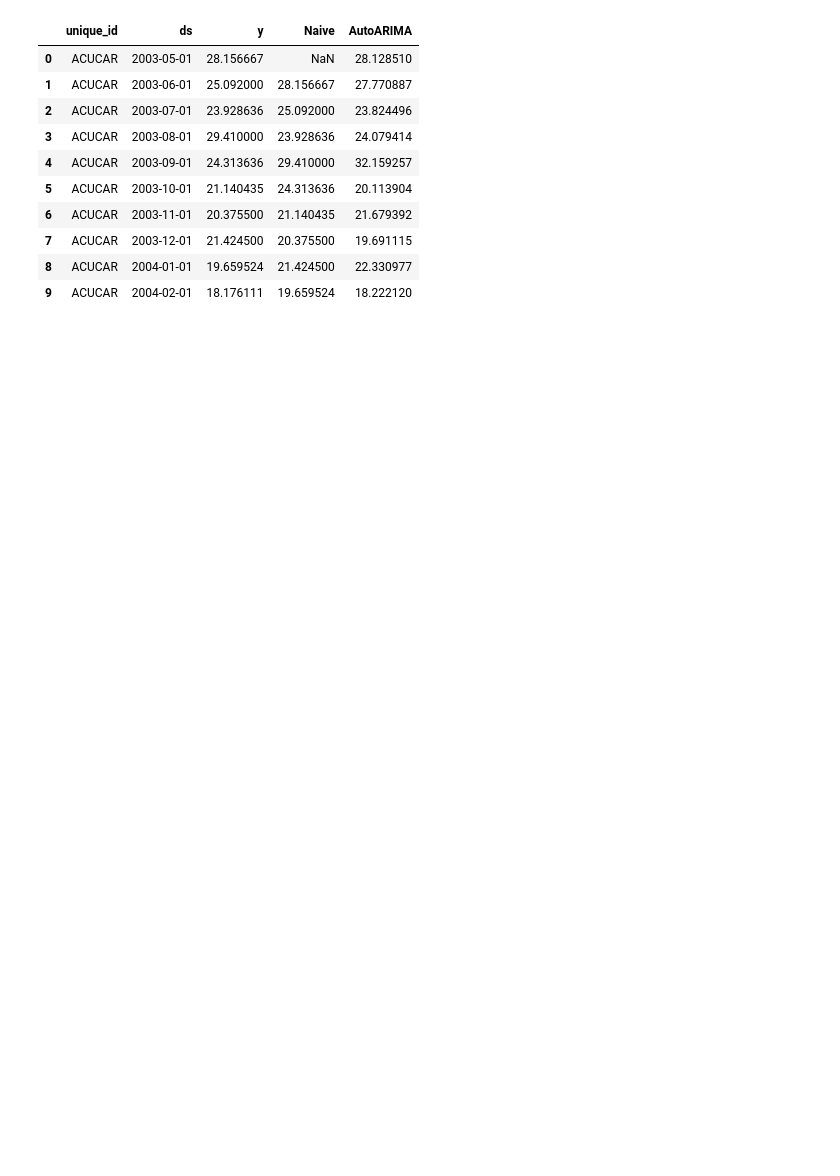
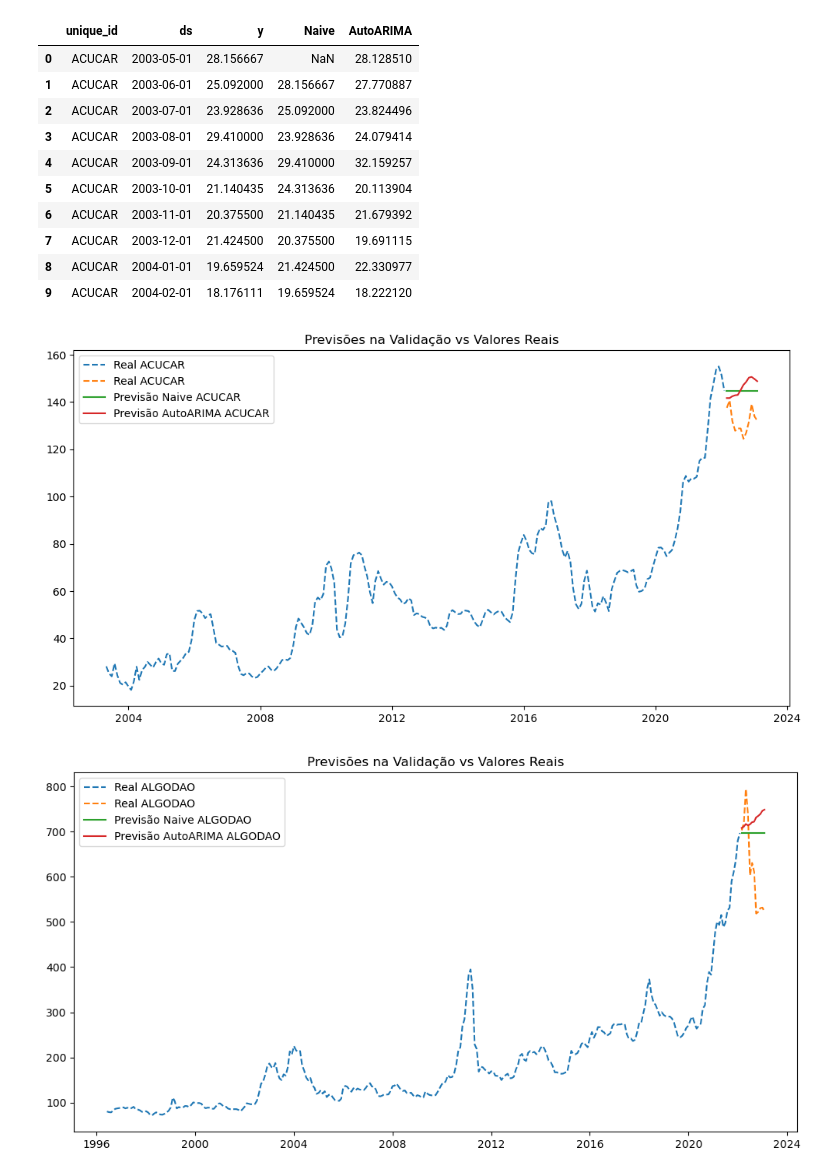
Before and after one commit to MateusVasc/sistemas-multiplos-preditores-commodities, a Jupyter notebook: notebooks/arima_naive_comms_prediction.ipynb, the cells around one changed output. Cells and saved outputs as stored; diff of their text form; code cells hidden in the pictures; blank space fills up the shorter version.

```diff
--- a/notebooks/arima_naive_comms_prediction.ipynb
+++ b/notebooks/arima_naive_comms_prediction.ipynb
@@ -71,3 +72,31 @@ insample_forecasts.head(10)
 | 7 | ACUCAR | 2003-12-01 | 21.424500 | 20.375500 | 19.691115 |
 | 8 | ACUCAR | 2004-01-01 | 19.659524 | 21.424500 | 22.330977 |
 | 9 | ACUCAR | 2004-02-01 | 18.176111 | 19.659524 | 18.222120 |
+# %%
+import matplotlib.pyplot as plt
+
+for unique_id in X_val_df_brl['unique_id'].unique():
+    plt.figure(figsize=(12, 6))
+    plt.plot(X_train_df_brl[X_train_df_brl['unique_id'] == unique_id]['ds'],
+             X_train_df_brl[X_train_df_brl['unique_id'] == unique_id]['y'],
+             label=f'Real {unique_id}', linestyle='--')
+
+    plt.plot(X_val_df_brl[X_val_df_brl['unique_id'] == unique_id]['ds'],
+             X_val_df_brl[X_val_df_brl['unique_id'] == unique_id]['y'],
+             label=f'Real {unique_id}', linestyle='--')
+
+
+    plt.plot(forecasts_val[forecasts_val['unique_id'] == unique_id]['ds'],
+             forecasts_val[forecasts_val['unique_id'] == unique_id]['Naive'],
+             label=f'Previsão Naive {unique_id}')
+
+    plt.plot(forecasts_val[forecasts_val['unique_id'] == unique_id]['ds'],
+             forecasts_val[forecasts_val['unique_id'] == unique_id]['AutoARIMA'],
+             label=f'Previsão AutoARIMA {unique_id}')
+
+    plt.legend()
+    plt.title('Previsões na Validação vs Valores Reais')
+    plt.show()
+# %% [output]
+[figure, added]
+[figure, added]
```
Also changed, not shown: parts of 8 cells of this notebook, 2 other files.
